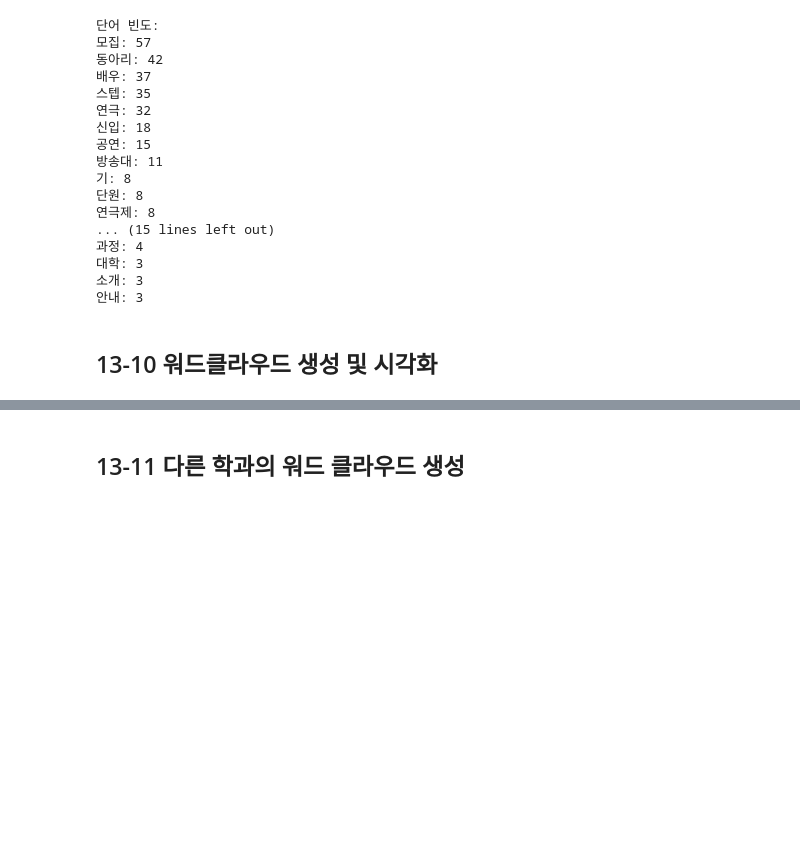
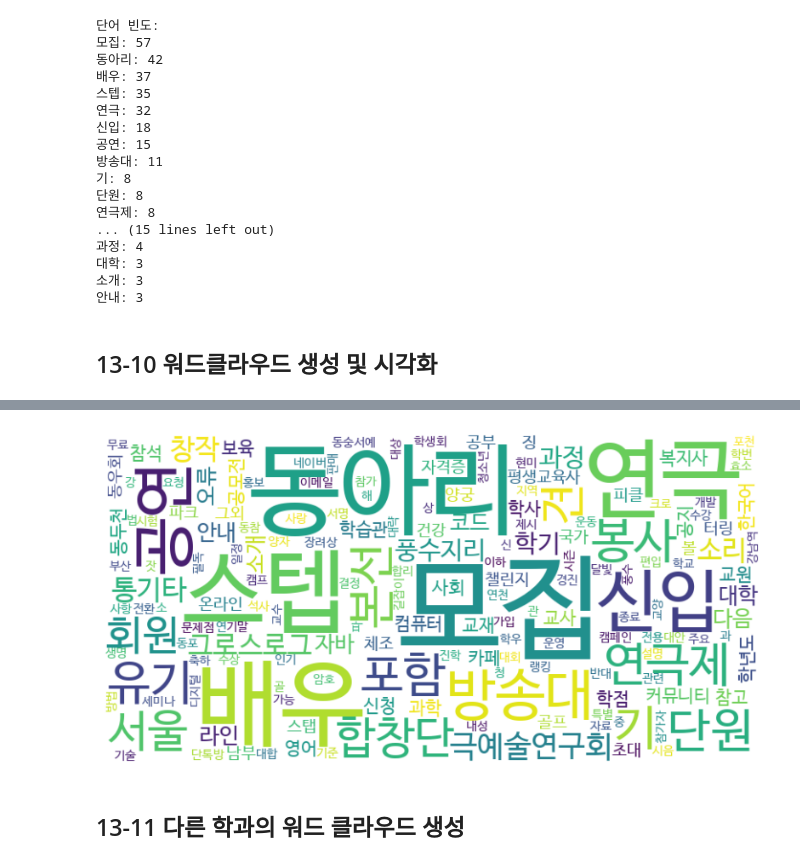
Before and after one commit to Dayeong-Hwang/Data-Analysis-with-Open-Source, a Jupyter notebook: 오픈소스_데이터_분석_13강.ipynb, the cells around one changed output, grey strips where cells are left out. Cells and saved outputs as stored; diff of their text form; code cells hidden in the pictures; blank space fills up the shorter version.

```diff
--- a/오픈소스_데이터_분석_13강.ipynb
+++ b/오픈소스_데이터_분석_13강.ipynb
@@ -454,27 +467,29 @@ for word, freq in word_count.most_common(30):
 # %%
 from wordcloud import WordCloud
 import matplotlib.pyplot as plt
 
 ## 단어 빈도를 바탕으로 워드클라우드 생성 및 표시
 def plot_wordcloud(word_count):
     ## 워드 클라우드 생성
     wordcloud = WordCloud(
         width=800,
         height=400,
         background_color='white',
         colormap='viridis',
         font_path='/usr/share/fonts/truetype/nanum/NanumBarunGothic.ttf' ## 한글 폰트 경로 지정
-        ).# word_count의 빈도 정보를 이용하여 생성
+        ).generate_from_frequencies(word_count) # word_count의 빈도 정보를 이용하여 생성
 
     plt.figure(figsize=(10, 5))
     plt.imshow(wordcloud, interpolation='bilinear') ## 이미지 표시
     plt.axis("off") ## 축 비활성화
     plt.show() ## 그래프 표시
 
 ## cs_df에서 단어 빈도 계산
 word_count = get_word_count(cs_df)
 ## 워드클라우드 생성 및 표시
 plot_wordcloud(word_count)
+# %% [output]
+[figure, added]
 # %% [markdown]
 ## 13-11 다른 학과의 워드 클라우드 생성
 # %%
```
Also changed, not shown: parts of 1 cell of this notebook.
